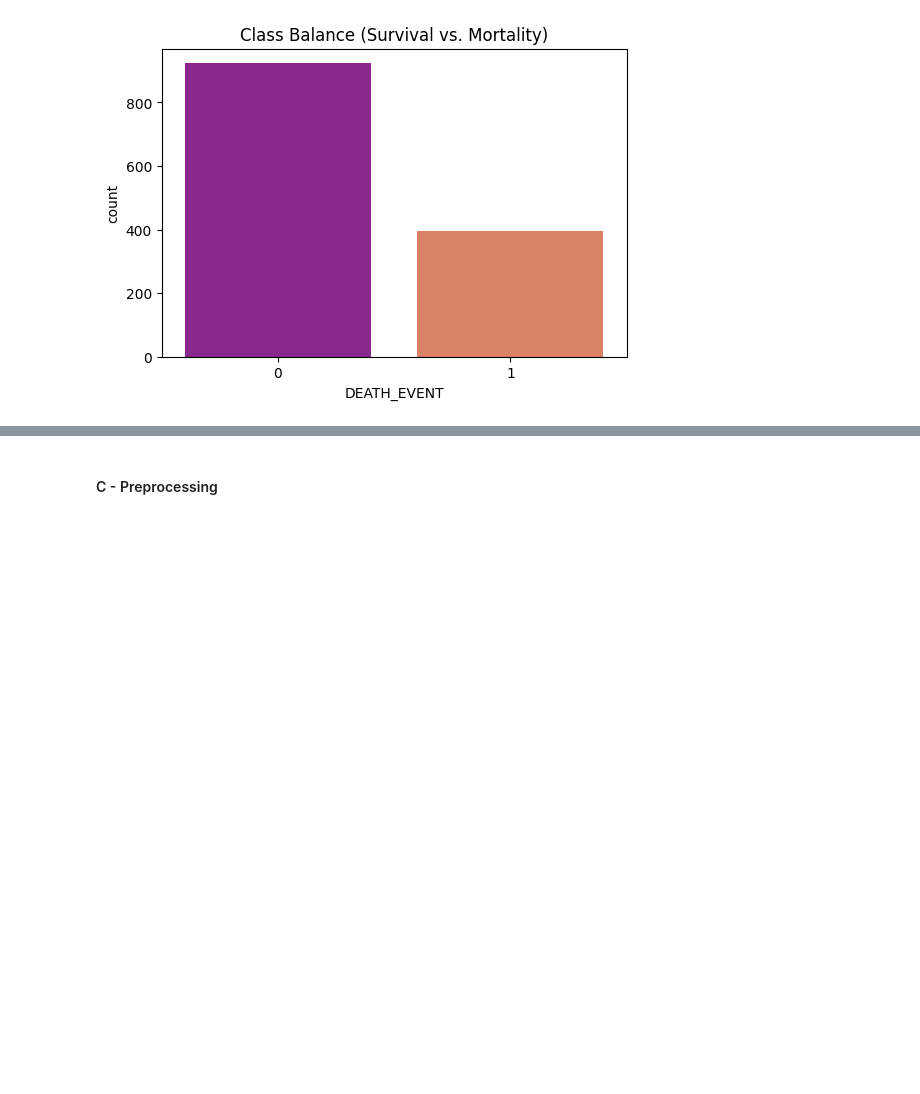
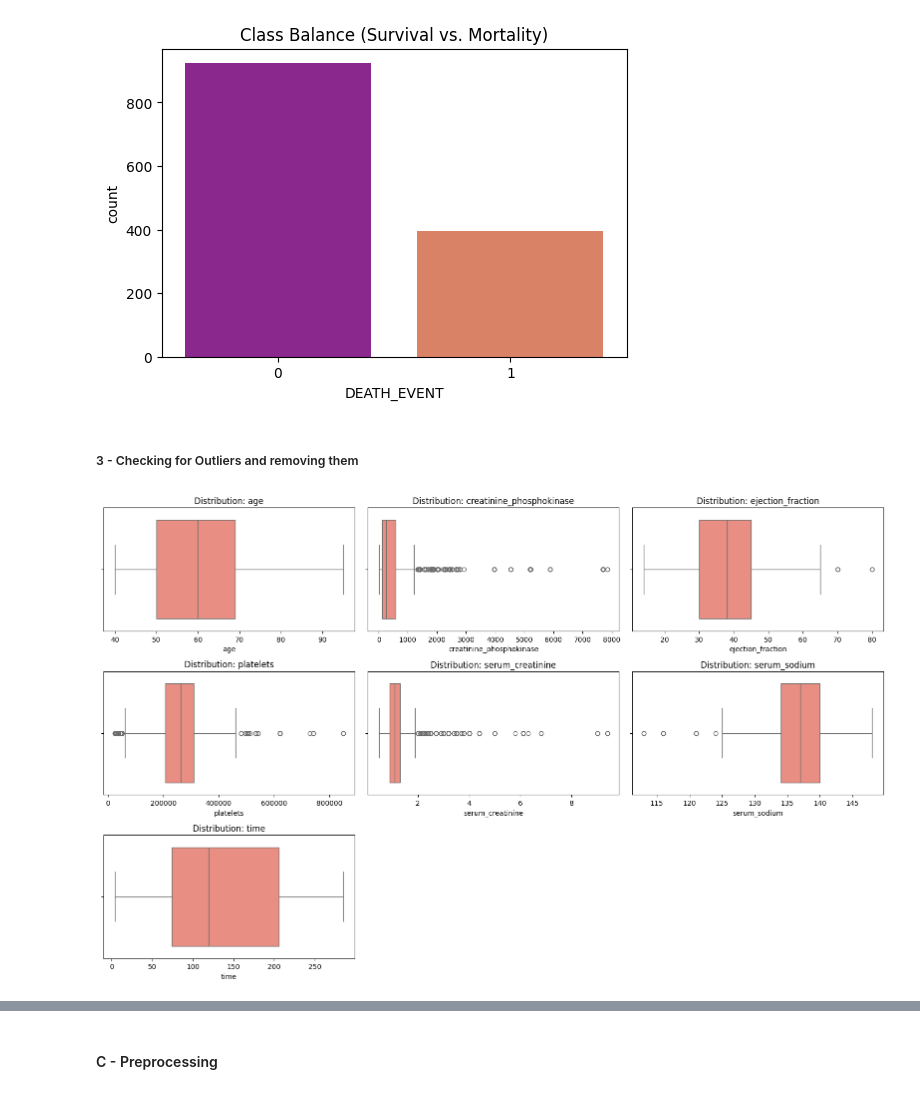
Before and after one commit to axel-limbaime/cardiocare, a Jupyter notebook: research_notebook.ipynb, the cells around one changed output, grey strips where cells are left out. Drawn from its saved outputs; the diff is of its cells as text; code cells hidden in the pictures; blank space fills up the shorter version.

```diff
--- a/research_notebook.ipynb
+++ b/research_notebook.ipynb
@@ -86,3 +87,20 @@ Passing `palette` without assigning `hue` is deprecated and will be removed in v
 
   sns.countplot(x='DEATH_EVENT', data=data_unique, palette='plasma')
 [figure]
+# %% [markdown]
+##### 3 - Checking for Outliers and removing them
+# %%
+# Check for outliers in all numerical columns (X)
+numerical_features = ['age', 'creatinine_phosphokinase', 'ejection_fraction',
+                      'platelets', 'serum_creatinine', 'serum_sodium', 'time']
+
+plt.figure(figsize=(16, 10))
+for i, col in enumerate(numerical_features):
+    plt.subplot(3, 3, i+1)
+    sns.boxplot(x=data_unique[col], color='salmon')
+    plt.title(f'Distribution: {col}')
+
+plt.tight_layout()
+plt.show()
+# %% [output]
+[figure, added]
```
Also changed, not shown: parts of 7 cells of this notebook, 2 other files.
